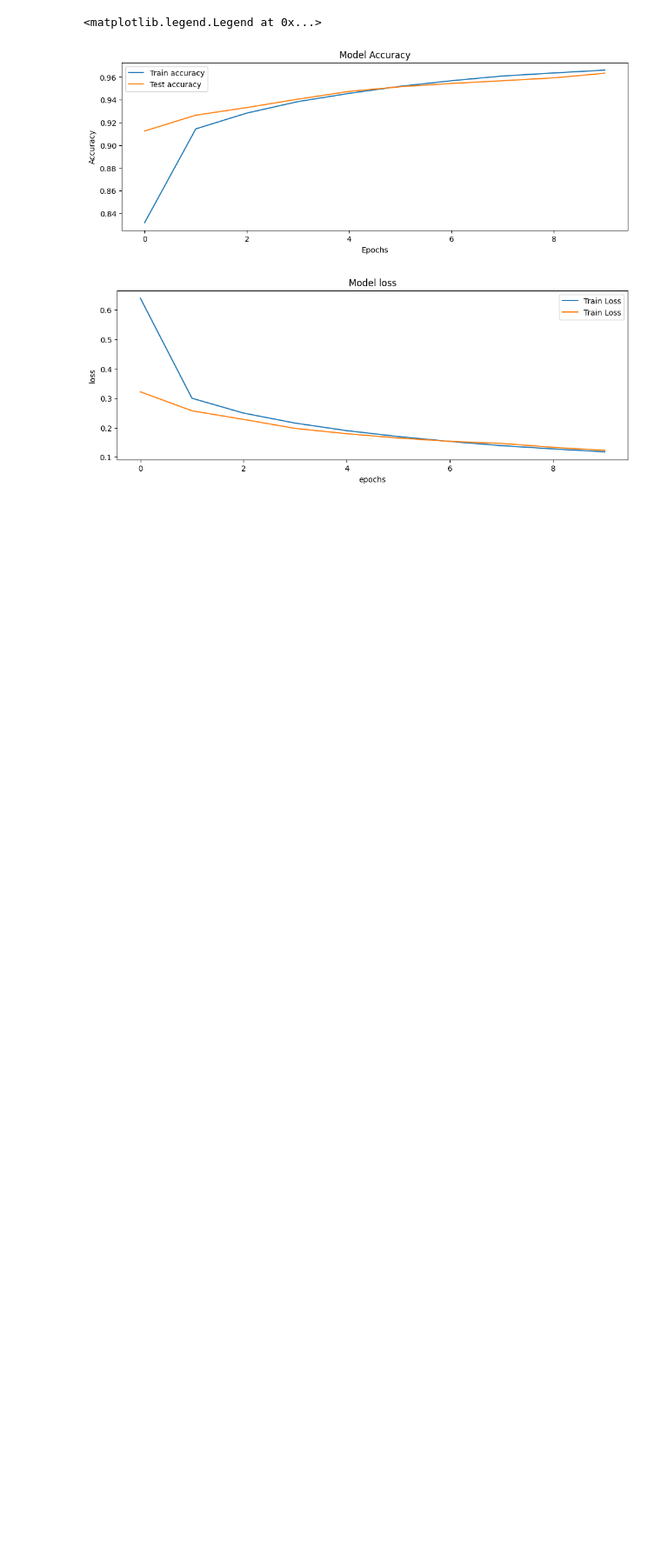
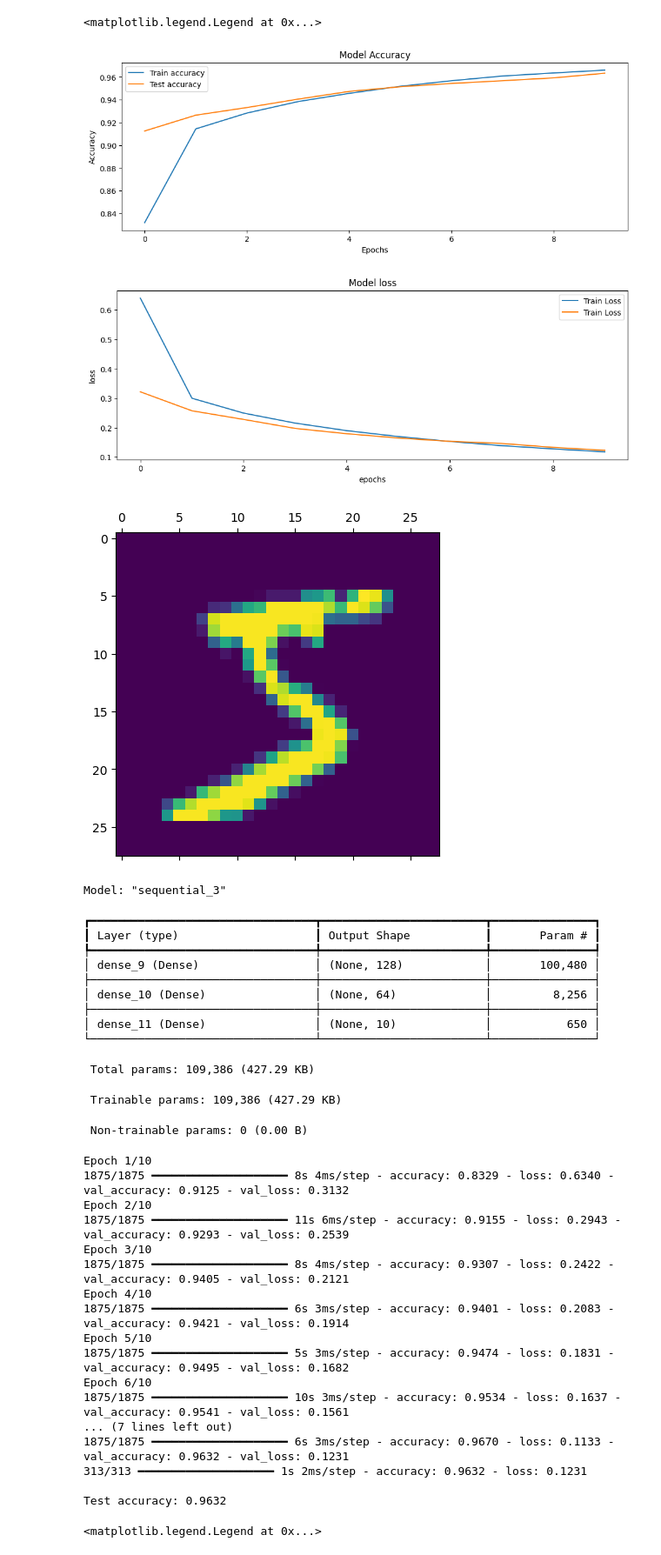
Before and after one commit to EncoderA/dl, a Jupyter notebook: 1.ipynb, the cells around one changed output. Shown: that part at 87% size. Saved outputs shown, nothing was run; the diff lists cells and outputs as text; code cells hidden in the pictures; blank space fills up the shorter version.

```diff
--- a/1.ipynb
+++ b/1.ipynb
@@ -81,3 +81,77 @@ Test Accuracy: 0.9634
 <matplotlib.legend.Legend at 0x...>
 [figure]
 [figure]
+# %%
+import tensorflow as tf
+from tensorflow.keras import layers, models
+import matplotlib.pyplot as plt
+
+# (x_train, y_train), (x_test, y_test) = tf.keras.datasets.mnist.load_data()
+import numpy as np
+with np.load(r'mnist_dataset.npz') as data:
+    x_train = data['X_train']
+    y_train = data['y_train']
+    x_test = data['X_test']
+    y_test = data['y_test']
+
+plt.matshow(x_train[0])
+plt.show()
+
+x_train = x_train.reshape((x_train.shape[0], 28*28)) / 255.0
+x_test = x_test.reshape((x_test.shape[0], 28*28)) / 255.0
+
+model = models.Sequential([
+  layers.Dense(128, activation='relu', input_shape=(784,)),
+  layers.Dense(64, activation='relu'),
+  layers.Dense(10, activation='softmax')
+])
+
+model.summary()
+
+model.compile(optimizer='sgd', loss='sparse_categorical_crossentropy', metrics=['accuracy'])
+
+history = model.fit(x_train, y_train, epochs=10, validation_data=(x_test, y_test))
+
+test_loss, test_acc=model.evaluate(x_test, y_test)
+print(f'\nTest accuracy: {test_acc:.4f}')
+
+plt.figure(figsize=(12, 4))
+plt.plot(history.history['accuracy'], label="Train accuracy")
+plt.plot(history.history['val_accuracy'], label="Test accuracy")
+plt.title('model accuracy')
+plt.xlabel('epochs')
+plt.ylabel('accuracy')
+plt.legend()
+# %% [output]
+[figure, added]
+Model: "sequential_3"
+┏━━━━━━━━━━━━━━━━━━━━━━━━━━━━━━━━━┳━━━━━━━━━━━━━━━━━━━━━━━━┳━━━━━━━━━━━━━━━┓
+┃ Layer (type)                    ┃ Output Shape           ┃       Param # ┃
+┡━━━━━━━━━━━━━━━━━━━━━━━━━━━━━━━━━╇━━━━━━━━━━━━━━━━━━━━━━━━╇━━━━━━━━━━━━━━━┩
+│ dense_9 (Dense)                 │ (None, 128)            │       100,480 │
+├─────────────────────────────────┼────────────────────────┼───────────────┤
+│ dense_10 (Dense)                │ (None, 64)             │         8,256 │
+├─────────────────────────────────┼────────────────────────┼───────────────┤
+│ dense_11 (Dense)                │ (None, 10)             │           650 │
+└─────────────────────────────────┴────────────────────────┴───────────────┘
+ Total params: 109,386 (427.29 KB)
+ Trainable params: 109,386 (427.29 KB)
+ Non-trainable params: 0 (0.00 B)
+Epoch 1/10
+1875/1875 ━━━━━━━━━━━━━━━━━━━━ 8s 4ms/step - accuracy: 0.8329 - loss: 0.6340 - val_accuracy: 0.9125 - val_loss: 0.3132
+Epoch 2/10
+1875/1875 ━━━━━━━━━━━━━━━━━━━━ 11s 6ms/step - accuracy: 0.9155 - loss: 0.2943 - val_accuracy: 0.9293 - val_loss: 0.2539
+Epoch 3/10
+1875/1875 ━━━━━━━━━━━━━━━━━━━━ 8s 4ms/step - accuracy: 0.9307 - loss: 0.2422 - val_accuracy: 0.9405 - val_loss: 0.2121
+Epoch 4/10
+1875/1875 ━━━━━━━━━━━━━━━━━━━━ 6s 3ms/step - accuracy: 0.9401 - loss: 0.2083 - val_accuracy: 0.9421 - val_loss: 0.1914
+Epoch 5/10
+1875/1875 ━━━━━━━━━━━━━━━━━━━━ 5s 3ms/step - accuracy: 0.9474 - loss: 0.1831 - val_accuracy: 0.9495 - val_loss: 0.1682
+Epoch 6/10
+1875/1875 ━━━━━━━━━━━━━━━━━━━━ 10s 3ms/step - accuracy: 0.9534 - loss: 0.1637 - val_accuracy: 0.9541 - val_loss: 0.1561
+... (7 lines left out)
+1875/1875 ━━━━━━━━━━━━━━━━━━━━ 6s 3ms/step - accuracy: 0.9670 - loss: 0.1133 - val_accuracy: 0.9632 - val_loss: 0.1231
+313/313 ━━━━━━━━━━━━━━━━━━━━ 1s 2ms/step - accuracy: 0.9632 - loss: 0.1231
+
+Test accuracy: 0.9632
+<matplotlib.legend.Legend at 0x...>
```
Also changed, not shown: parts of 2 cells of this notebook, 2 other files.
